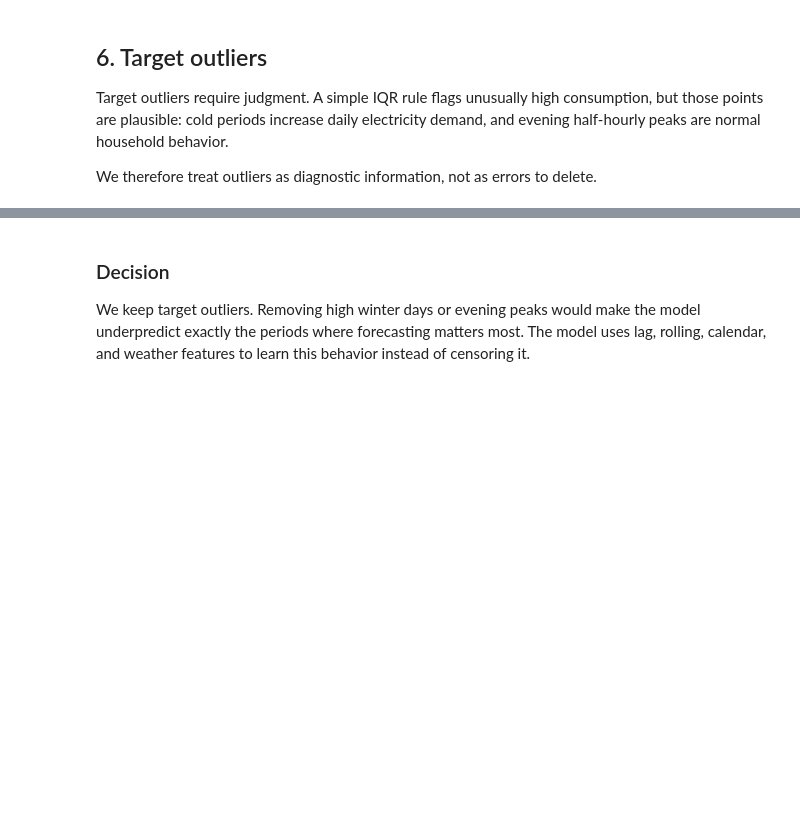
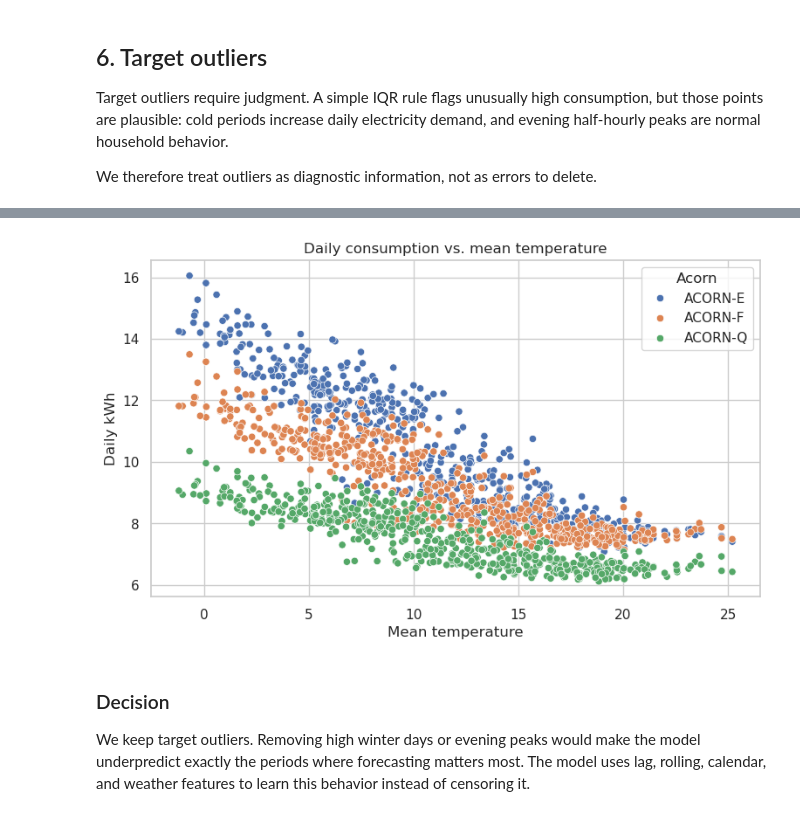
Before and after one commit to baunilhamarga/ei-climat, a Jupyter notebook: notebooks/00_data_quality_irregularities.ipynb, the cells around one changed output, grey strips where cells are left out. Cells and saved outputs as stored; diff of their text form; code cells hidden in the pictures; blank space fills up the shorter version.

```diff
--- a/notebooks/00_data_quality_irregularities.ipynb
+++ b/notebooks/00_data_quality_irregularities.ipynb
@@ -440,14 +445,16 @@ pd.concat([
 # %%
 daily_with_weather = data["daily_history"].copy()
 daily_with_weather["Date"] = pd.to_datetime(daily_with_weather["Date"]).dt.normalize()
 daily_with_weather = daily_with_weather.merge(daily_weather_fixed[["Date", "temperatureMean"]], on="Date", how="left")
 
 fig, ax = plt.subplots(figsize=(9, 5))
 sns.scatterplot(data=daily_with_weather, x="temperatureMean", y="Conso_kWh", hue="Acorn", ax=ax)
 ax.set_title("Daily consumption vs. mean temperature")
 ax.set_xlabel("Mean temperature")
 ax.set_ylabel("Daily kWh")
-show_plot(fig)
+plt.show()
+# %% [output]
+[figure, added]
 # %% [markdown]
 ### Decision
 
```
Also changed, not shown: parts of 7 cells of this notebook.
